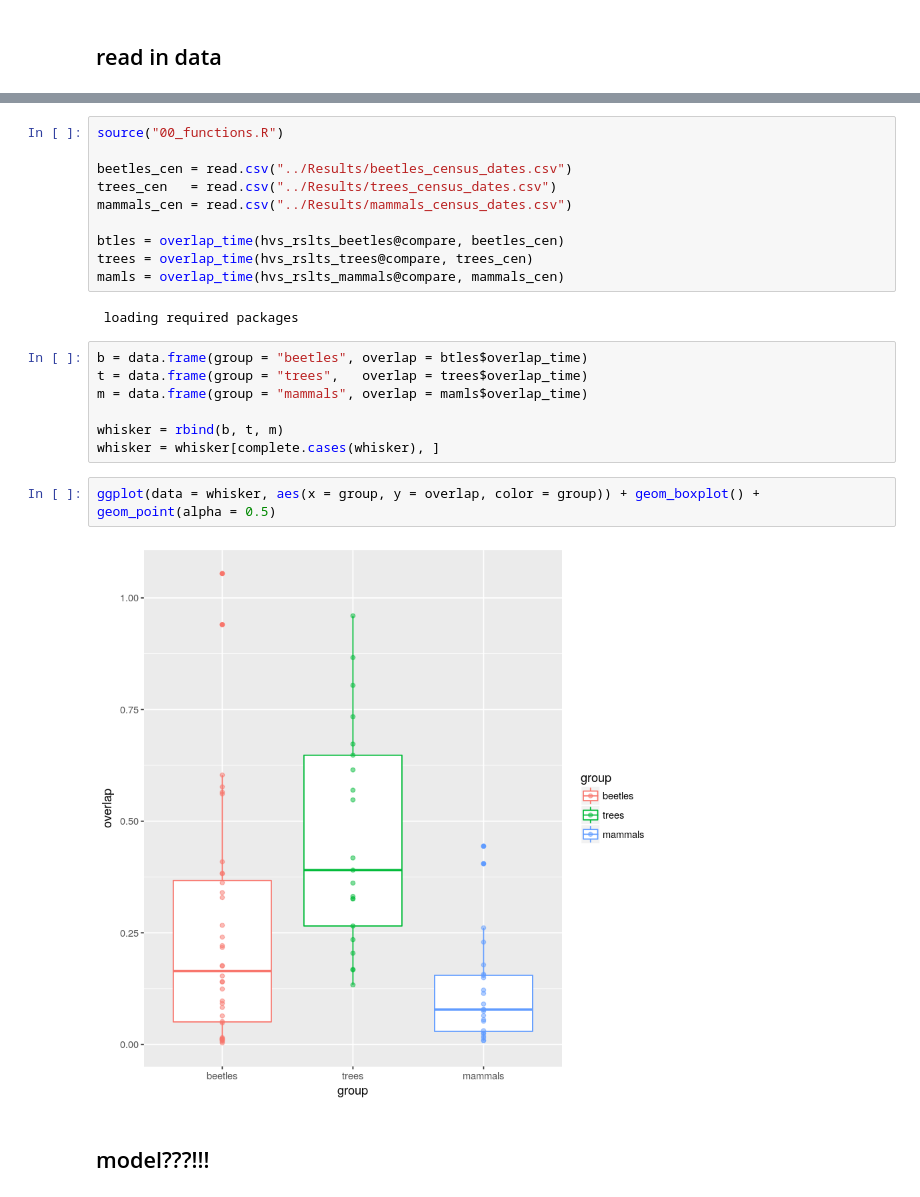
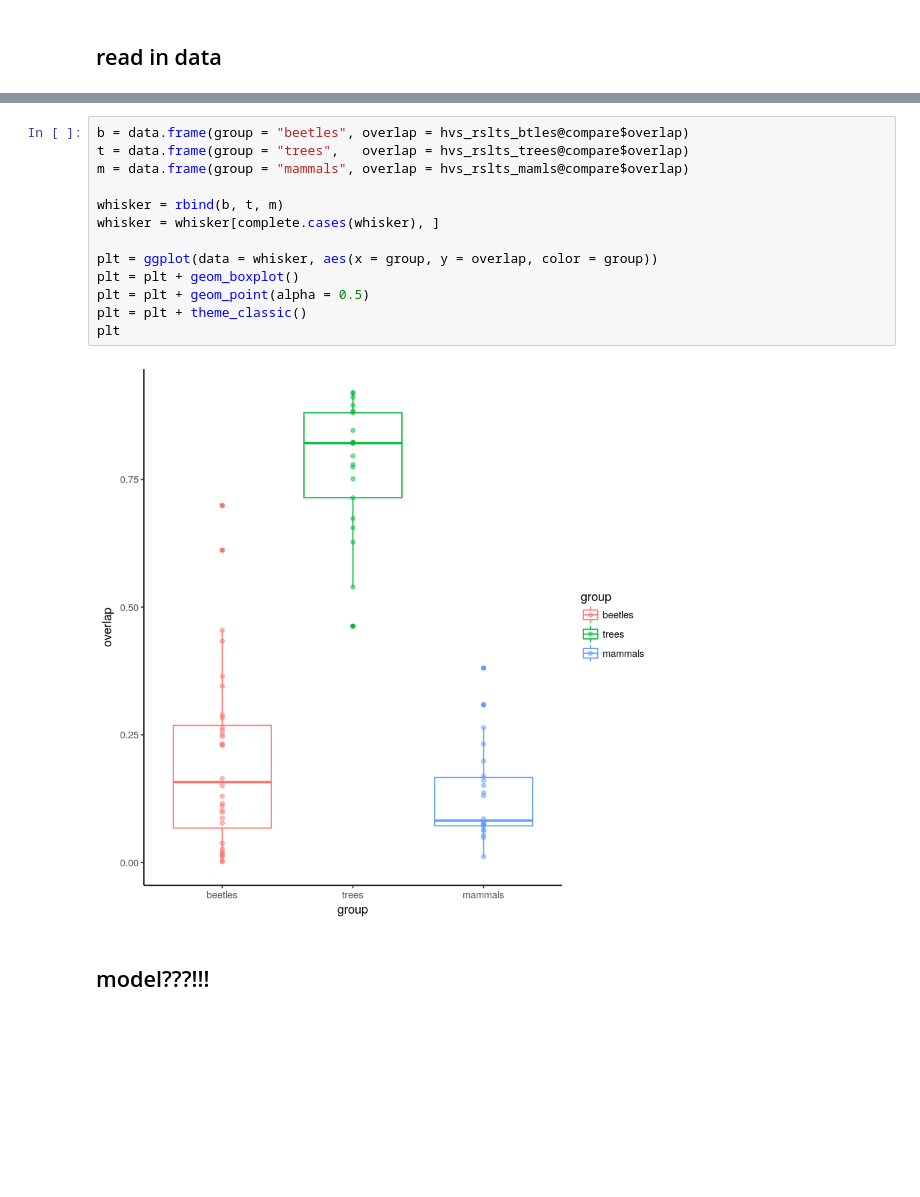
Before and after one commit to dbridg15/masters_project, a Jupyter notebook: Code/comparing_hypervolumes.ipynb, the cells around one changed output, grey strips where cells are left out. Drawn from its saved outputs; the diff is of its cells as text; blank space fills up the shorter version.

Commit message:
time adjusted

```diff
--- a/Code/comparing_hypervolumes.ipynb
+++ b/Code/comparing_hypervolumes.ipynb
@@ -94,26 +115,18 @@ plot_hvs(hvs_rslts_trees)
-# %%
-source("00_functions.R")
-
-beetles_cen = read.csv("../Results/beetles_census_dates.csv")
-trees_cen   = read.csv("../Results/trees_census_dates.csv")
-mammals_cen = read.csv("../Results/mammals_census_dates.csv")
-
-btles = overlap_time(hvs_rslts_beetles@compare, beetles_cen)
-trees = overlap_time(hvs_rslts_trees@compare, trees_cen)
-mamls = overlap_time(hvs_rslts_mammals@compare, mammals_cen)
-# %% [output]
- loading required packages
 # %%
-b = data.frame(group = "beetles", overlap = btles$overlap_time)
-t = data.frame(group = "trees",   overlap = trees$overlap_time)
-m = data.frame(group = "mammals", overlap = mamls$overlap_time)
+b = data.frame(group = "beetles", overlap = hvs_rslts_btles@compare$overlap)
+t = data.frame(group = "trees",   overlap = hvs_rslts_trees@compare$overlap)
+m = data.frame(group = "mammals", overlap = hvs_rslts_mamls@compare$overlap)
 
 whisker = rbind(b, t, m)
 whisker = whisker[complete.cases(whisker), ]
+
+plt = ggplot(data = whisker, aes(x = group, y = overlap, color = group))
+plt = plt + geom_boxplot()
+plt = plt + geom_point(alpha = 0.5)
+plt = plt + theme_classic()
+plt
+# %% [output]
+[figure, added]
-# %%
-ggplot(data = whisker, aes(x = group, y = overlap, color = group)) + geom_boxplot() + geom_point(alpha = 0.5)
-# %% [output]
-[figure, removed]
 # %% [markdown]
 ## model???!!!
 # %%
```
Also changed, not shown: parts of 6 cells of this notebook, 2 other files.
